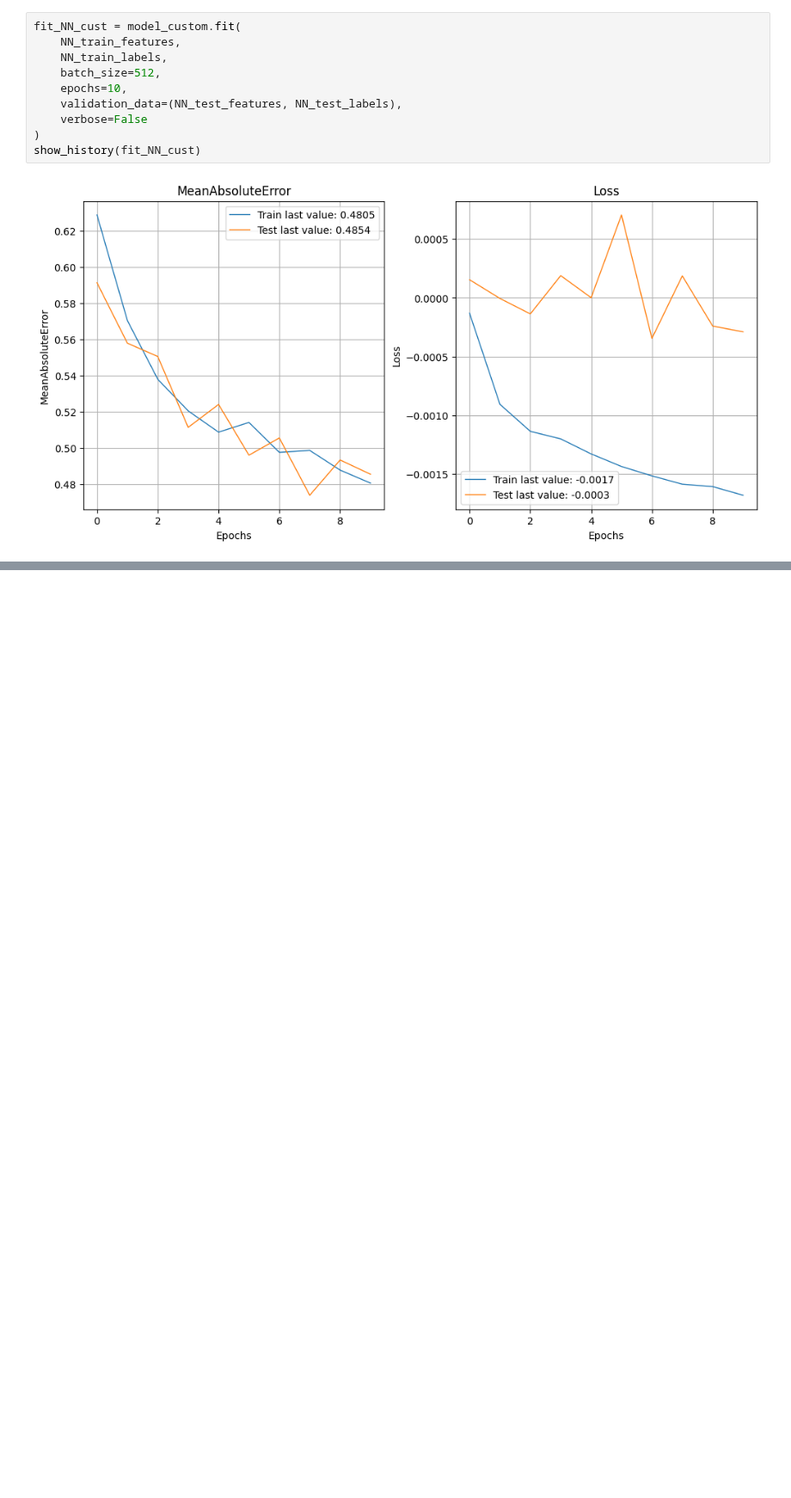
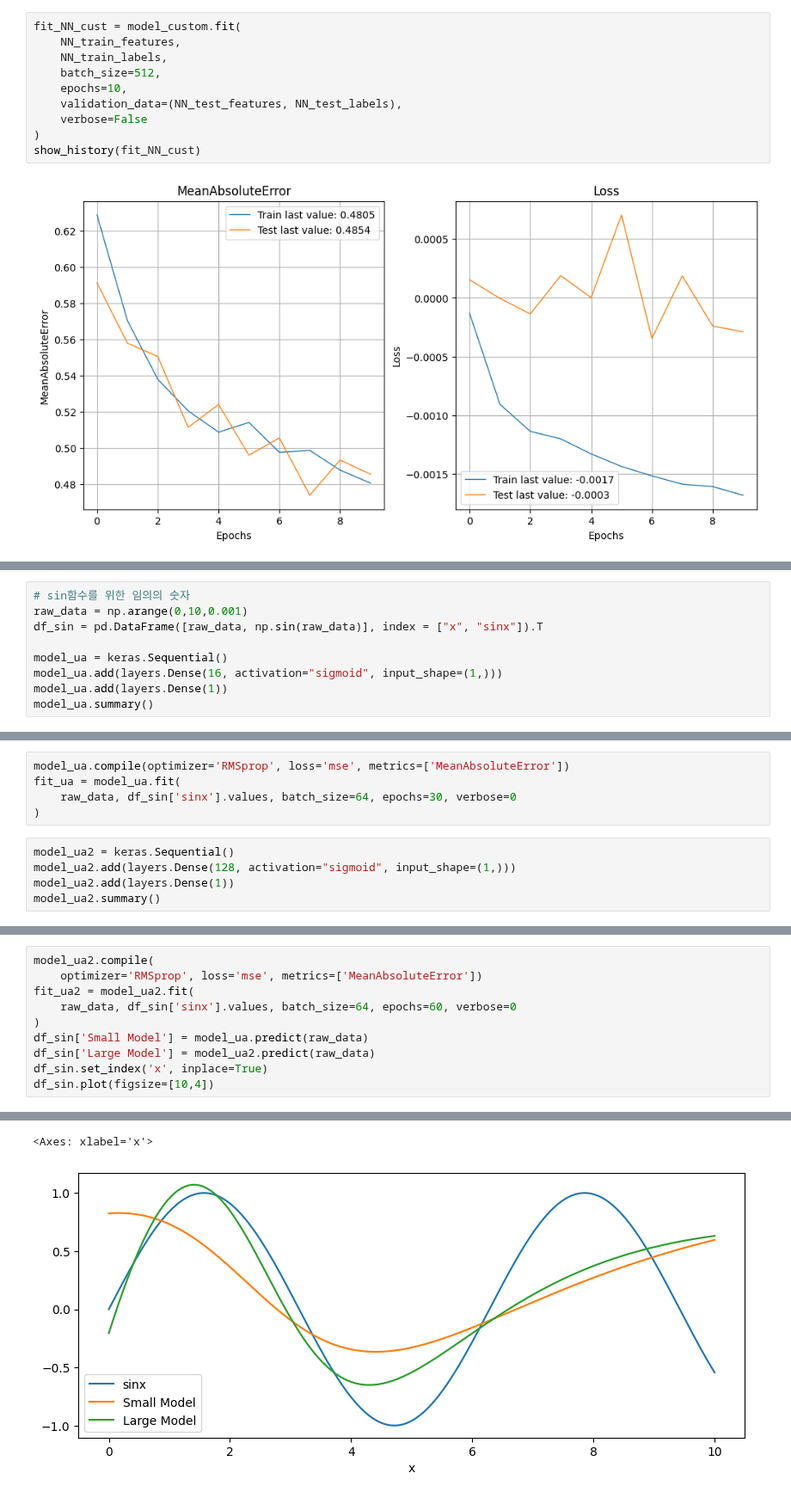
Before and after one commit to nomorebye/coding, a Jupyter notebook: ai3/chap7.ipynb, the cells around one changed output, grey strips where cells are left out. Shown at 86% size. Saved outputs shown, nothing was run; the diff lists cells and outputs as text; blank space fills up the shorter version.

```diff
--- a/ai3/chap7.ipynb
+++ b/ai3/chap7.ipynb
@@ -256,0 +390,9 @@ print(f'Hit Ratio: {hitratio}')
+# %%
+# sin함수를 위한 임의의 숫자
+raw_data = np.arange(0,10,0.001)
+df_sin = pd.DataFrame([raw_data, np.sin(raw_data)], index = ["x", "sinx"]).T
+
+model_ua = keras.Sequential()
+model_ua.add(layers.Dense(16, activation="sigmoid", input_shape=(1,)))
+model_ua.add(layers.Dense(1))
+model_ua.summary()
@@ -256,0 +411,10 @@ print(f'Hit Ratio: {hitratio}')
+# %%
+model_ua.compile(optimizer='RMSprop', loss='mse', metrics=['MeanAbsoluteError'])
+fit_ua = model_ua.fit(
+    raw_data, df_sin['sinx'].values, batch_size=64, epochs=30, verbose=0
+)
+# %%
+model_ua2 = keras.Sequential()
+model_ua2.add(layers.Dense(128, activation="sigmoid", input_shape=(1,)))
+model_ua2.add(layers.Dense(1))
+model_ua2.summary()
@@ -256,0 +433,11 @@ print(f'Hit Ratio: {hitratio}')
+# %%
+model_ua2.compile(
+    optimizer='RMSprop', loss='mse', metrics=['MeanAbsoluteError'])
+fit_ua2 = model_ua2.fit(
+    raw_data, df_sin['sinx'].values, batch_size=64, epochs=60, verbose=0
+)
+df_sin['Small Model'] = model_ua.predict(raw_data)
+df_sin['Large Model'] = model_ua2.predict(raw_data)
+df_sin.set_index('x', inplace=True)
+df_sin.plot(figsize=[10,4])
+# %% [output]
@@ -256,0 +446,2 @@ print(f'Hit Ratio: {hitratio}')
+<Axes: xlabel='x'>
+[figure, added]
```
Also changed, not shown: parts of 19 cells of this notebook.
